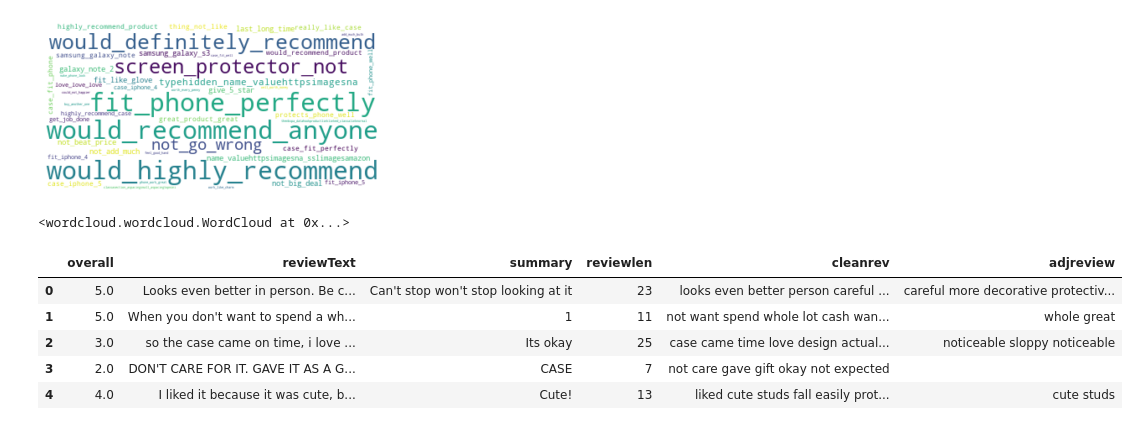
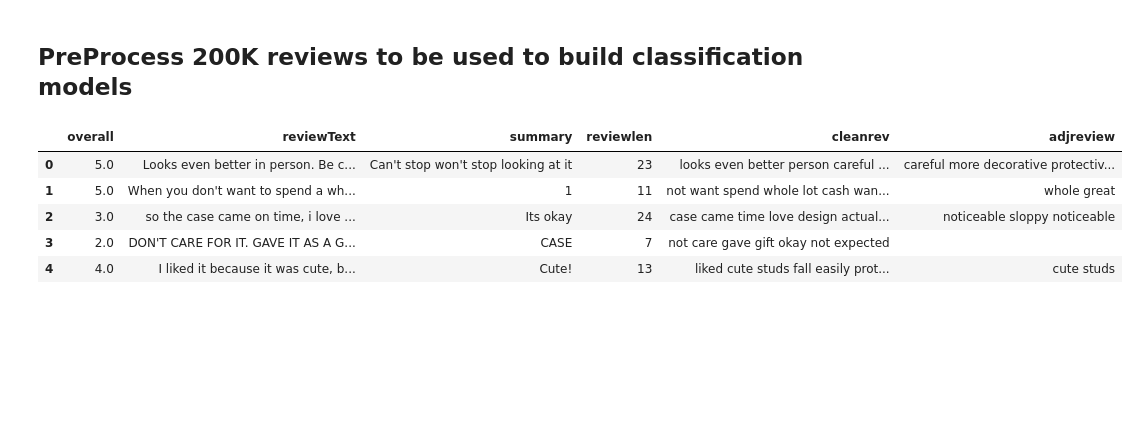
Before and after one commit to tapariaankit/SentimentAnalysis, a Jupyter notebook: ReviewAnalysis.ipynb, the cells around one changed output. Drawn from its saved outputs; the diff is of its cells as text; code cells hidden in the pictures; blank space fills up the shorter version.

```diff
--- a/ReviewAnalysis.ipynb
+++ b/ReviewAnalysis.ipynb
@@ -1,11 +0,0 @@
-# %%
-import pandas as pd
-import nltk
-tokens = nltk.word_tokenize(":)")
-print(nltk.pos_tag(tokens))
-
-pos = pd.DataFrame(pos_tag(tokens))
-pos = " ".join(list(pos[pos[1].str.contains("JJ")].iloc[:,0])).split(" ")
-l2 = ["i","you","me"]
-pos = [x for x in pos if x not in l2]
-pos
@@ -153,15 +93,11 @@ def cleanme(txt):
     sent_expanded_contractions = expand_contractions(sent,contractions_dict)
     sent_expanded_contractions = re.sub(r'(?<=[.,])(?=[^\s])', r' ', sent_expanded_contractions)
     sent_without_punct = strip_punctuation(sent_expanded_contractions)
-#     transformed = re.sub(r'\b(?:not|never|no)\b[\w\s]+[^\w\s]',
-#        lambda match: re.sub(r'(\s+)(\w+)', r'\1not_\2', match.group(0)),
-#        sent_expanded_contractions,
-#        flags=re.IGNORECASE)
-#     sent_without_punct = "".join(c for c in transformed if c not in ('!','.',':','?'))
+    sent_without_digits=re.sub('[0-9]+', '', sent_without_punct)
 
     TOKENIZER = RegexpTokenizer('(?u)\W+|\$[\d\.]+|\S+')
 #     wrds = TOKENIZER.tokenize(sent_without_punct)
-    wrds = word_tokenize(sent_without_punct)
+    wrds = word_tokenize(sent_without_digits)
     to_remove = ['no', 'not']
     new_stopwords = set(stopwords.words('english')).difference(to_remove)
     clwrds = [w for w in wrds if not w in new_stopwords]
@@ -185,8 +113,0 @@ cleanme(df_positive_reviews.iloc[2,:]['reviewText'])
-# %%
-tmp = list()
-for i in range(5):
-    tmp.append(cleanme(df.iloc[i,:]['reviewText']))
-tmp = pd.DataFrame(tmp)
-tmp.columns = ['reviewlen', 'cleanrev', 'adjreview']
-
-print(tmp.head())
@@ -373,31 +213,30 @@ plt.imshow(wordcloud, interpolation="bilinear")
 plt.axis("off")
 plt.show()
 wordcloud.to_file("WordCloud_Positive_Reviews.png")
-# %% [output]
-[figure, removed]
-<wordcloud.wordcloud.WordCloud at 0x...>
+# %% [markdown]
+## PreProcess 200K reviews to be used to build classification models
 # %%
-df_new = df.iloc[:100]
+df_new = df.iloc[:200000]
 
 tmp = list()
-for i in range(100):
+for i in range(200000):
     tmp.append(cleanme(df_new.iloc[i,:]['reviewText']))
 tmp = pd.DataFrame(tmp)
 tmp.columns = ['reviewlen', 'cleanrev', 'adjreview']
 
 (tmp.head())
 
 
 df_new = df_new.reset_index()
 # df_negative_reviews_new.drop(['reviewlen', 'cleanrev', 'adjreview'], axis=1, inplace=True)
 df_new = pd.concat([df_new,tmp], axis=1)
 df_new = df_new[['overall','reviewText','summary','reviewlen', 'cleanrev', 'adjreview']]
 df_new.head()
 # %% [output]
 |  | overall | reviewText | summary | reviewlen | cleanrev | adjreview |
 | 0 | 5.0 | Looks even better in person. Be c... | Can't stop won't stop looking at it | 23 | looks even better person careful ... | careful more decorative protectiv... |
 | 1 | 5.0 | When you don't want to spend a wh... | 1 | 11 | not want spend whole lot cash wan... | whole great |
-| 2 | 3.0 | so the case came on time, i love ... | Its okay | 25 | case came time love design actual... | noticeable sloppy noticeable |
+| 2 | 3.0 | so the case came on time, i love ... | Its okay | 24 | case came time love design actual... | noticeable sloppy noticeable |
 | 3 | 2.0 | DON'T CARE FOR IT. GAVE IT AS A G... | CASE | 7 | not care gave gift okay not expected |  |
 | 4 | 4.0 | I liked it because it was cute, b... | Cute! | 13 | liked cute studs fall easily prot... | cute studs |
 # %%
```
Also changed, not shown: parts of 49 cells of this notebook, 2 other files.
